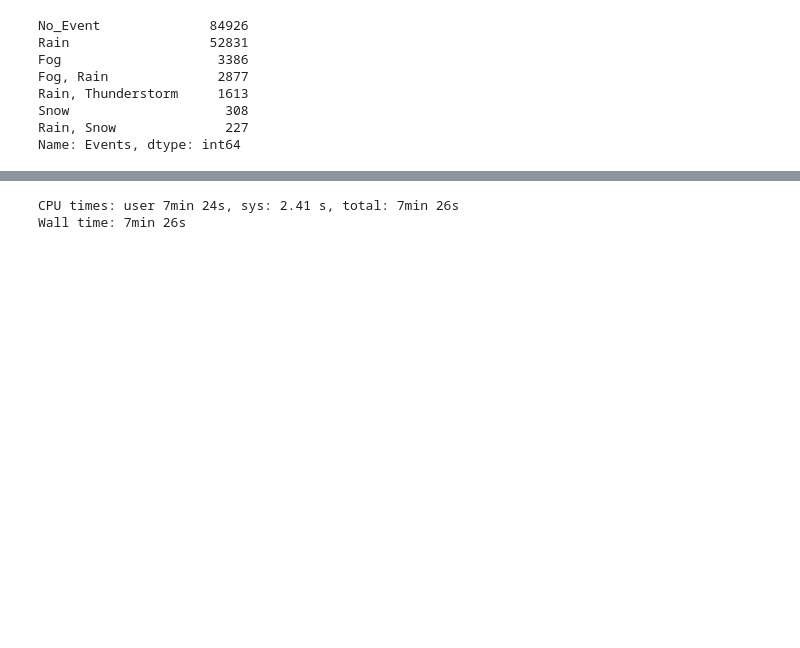
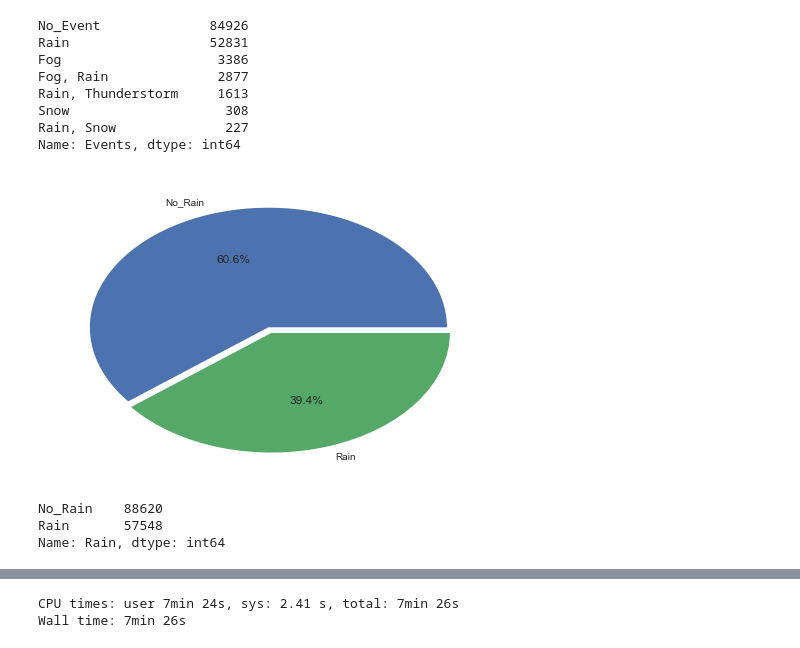
Before and after one commit to shinv1234/cycle_share, a Jupyter notebook: cycle_share_tripduration_predict_tree.ipynb, the cells around one changed output, grey strips where cells are left out. Drawn from its saved outputs; the diff is of its cells as text; code cells hidden in the pictures; blank space fills up the shorter version.

```diff
--- a/cycle_share_tripduration_predict_tree.ipynb
+++ b/cycle_share_tripduration_predict_tree.ipynb
@@ -351,3 +351,17 @@ Rain, Thunderstorm     1613
 Snow                    308
 Rain, Snow              227
 Name: Events, dtype: int64
+# %%
+plt.pie(cycle_share[cycle_share.usertype == 'Member']['Rain'].value_counts(),
+        labels = ['No_Rain', 'Rain'],
+        explode = (0, 0.05),
+        autopct='%1.1f%%')
+plt.show()
+rain = cycle_share[cycle_share.usertype == 'Member']['Rain'].value_counts()
+rain.index = ['No_Rain', 'Rain']
+print(rain)
+# %% [output]
+[figure, added]
+No_Rain    88620
+Rain       57548
+Name: Rain, dtype: int64
```
Also changed, not shown: parts of 5 cells of this notebook, 2 other files.
